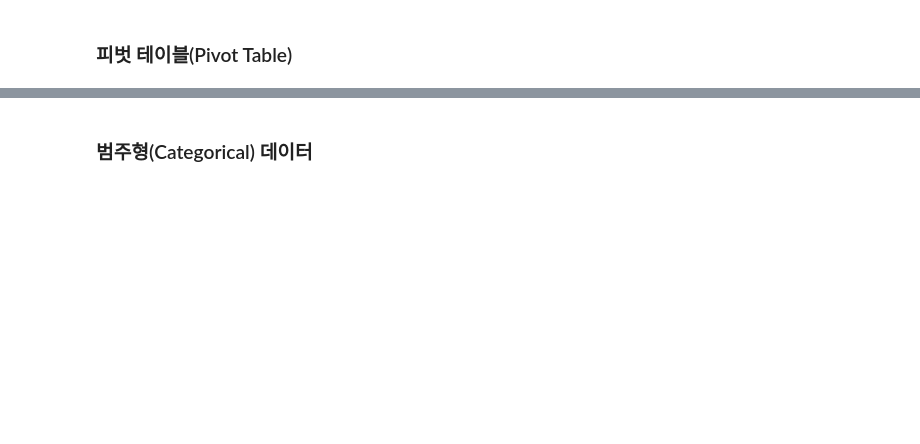
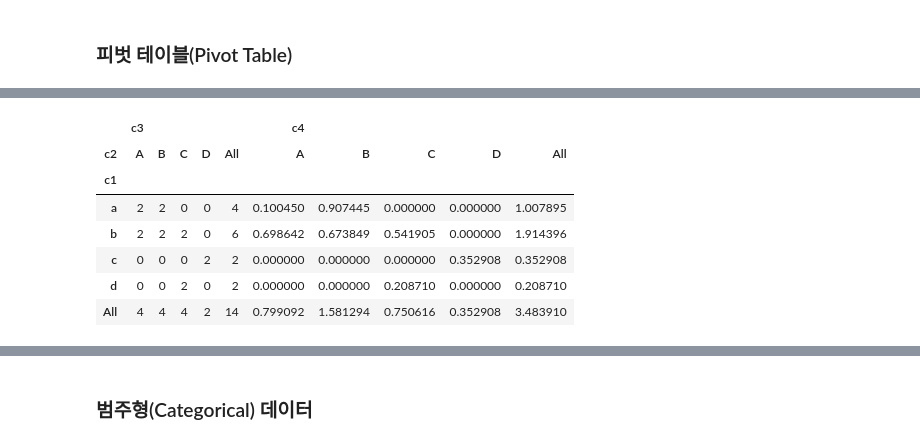
Before and after one commit to JIWOONGDAN/Python_Practice, a Jupyter notebook: _Pandas_한번에_제대로_배우기.ipynb, the cells around one changed output, grey strips where cells are left out. Saved outputs shown, nothing was run; the diff lists cells and outputs as text; code cells hidden in the pictures; blank space fills up the shorter version.

```diff
--- a/_Pandas_한번에_제대로_배우기.ipynb
+++ b/_Pandas_한번에_제대로_배우기.ipynb
@@ -2232,0 +2808,16 @@ pd.merge(df7, df8)
+# %%
+df.pivot_table(['c3', 'c4'],
+               index = ['c1'],
+               columns = ['c2'],
+               margins = True,
+               aggfunc = sum,
+               fill_value = 0)
+# %% [output]
+|  | c3 |  |  |  |  | c4 |  |  |  |  |
+| c2 | A | B | C | D | All | A | B | C | D | All |
+| c1 |  |  |  |  |  |  |  |  |  |  |
+| a | 2 | 2 | 0 | 0 | 4 | 0.100450 | 0.907445 | 0.000000 | 0.000000 | 1.007895 |
+| b | 2 | 2 | 2 | 0 | 6 | 0.698642 | 0.673849 | 0.541905 | 0.000000 | 1.914396 |
+| c | 0 | 0 | 0 | 2 | 2 | 0.000000 | 0.000000 | 0.000000 | 0.352908 | 0.352908 |
+| d | 0 | 0 | 2 | 0 | 2 | 0.000000 | 0.000000 | 0.208710 | 0.000000 | 0.208710 |
+| All | 4 | 4 | 4 | 2 | 14 | 0.799092 | 1.581294 | 0.750616 | 0.352908 | 3.483910 |
```
Also changed, not shown: parts of 144 cells of this notebook.
